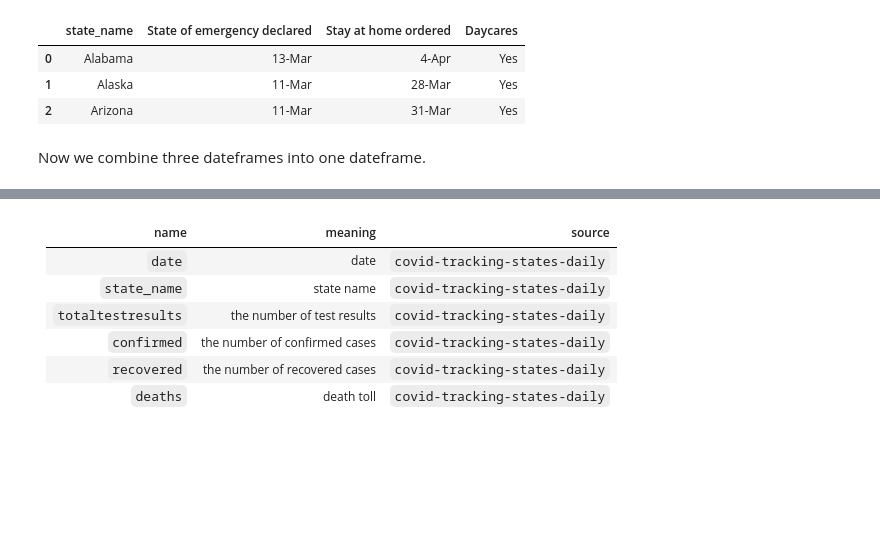
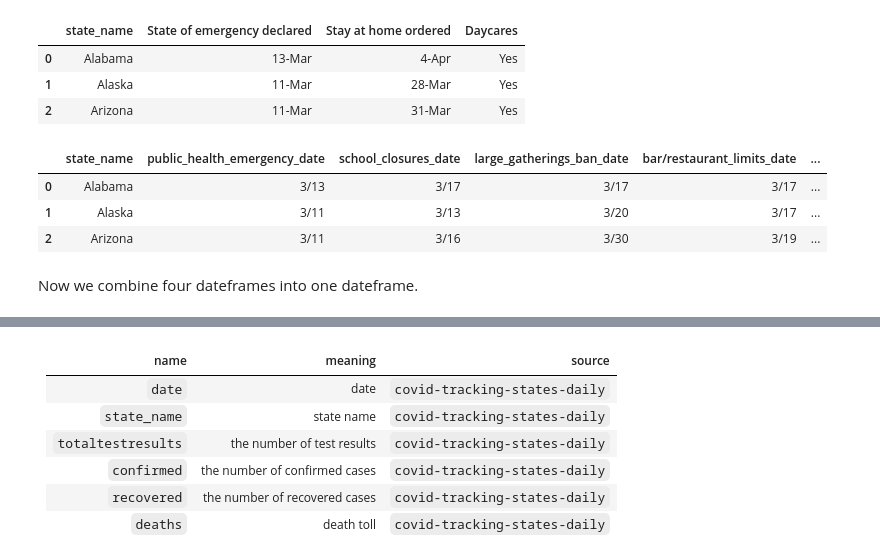
Before and after one commit to iamzhaihy/BD2020-Final-Project, a Jupyter notebook: Data Processing.ipynb, the cells around one changed output, grey strips where cells are left out. Drawn from its saved outputs; the diff is of its cells as text; code cells hidden in the pictures; blank space fills up the shorter version.

Commit message:
update dataset and start calculate state stringency index

```diff
--- a/Data Processing.ipynb
+++ b/Data Processing.ipynb
@@ -594,6 +616,15 @@ state_regulations.head(3)
 | 0 | Alabama | 13-Mar | 4-Apr | Yes |
 | 1 | Alaska | 11-Mar | 28-Mar | Yes |
 | 2 | Arizona | 11-Mar | 31-Mar | Yes |
+# %%
+date_df=pd.read_csv('./data/kff/response_policy_date.csv')
+date_df.fillna('', inplace=True)
+date_df.head(3)
+# %% [output]
+|  | state_name | public_health_emergency_date | school_closures_date | large_gatherings_ban_date | bar/restaurant_limits_date | ... |
+| 0 | Alabama | 3/13 | 3/17 | 3/17 | 3/17 | ... |
+| 1 | Alaska | 3/11 | 3/13 | 3/20 | 3/17 | ... |
+| 2 | Arizona | 3/11 | 3/16 | 3/30 | 3/19 | ... |
 # %% [markdown]
-Now we combine three dateframes into one dateframe.
+Now we combine four dateframes into one dateframe.
 # %%
```
Also changed, not shown: parts of 18 cells of this notebook, 5 other files.
